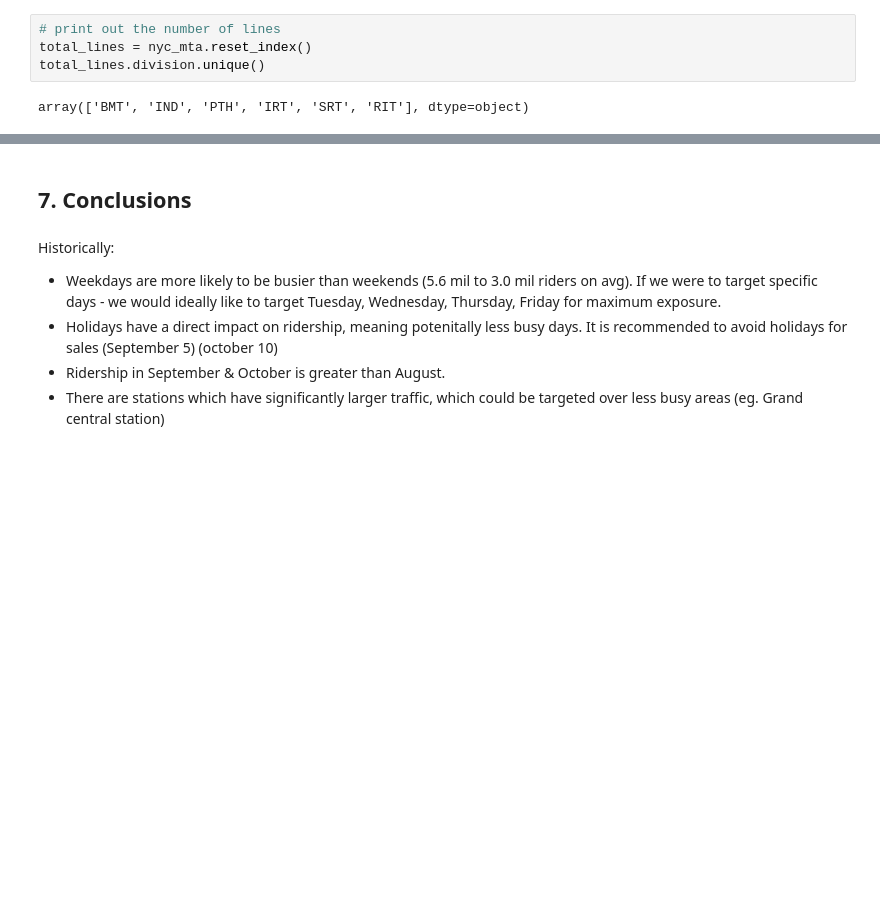
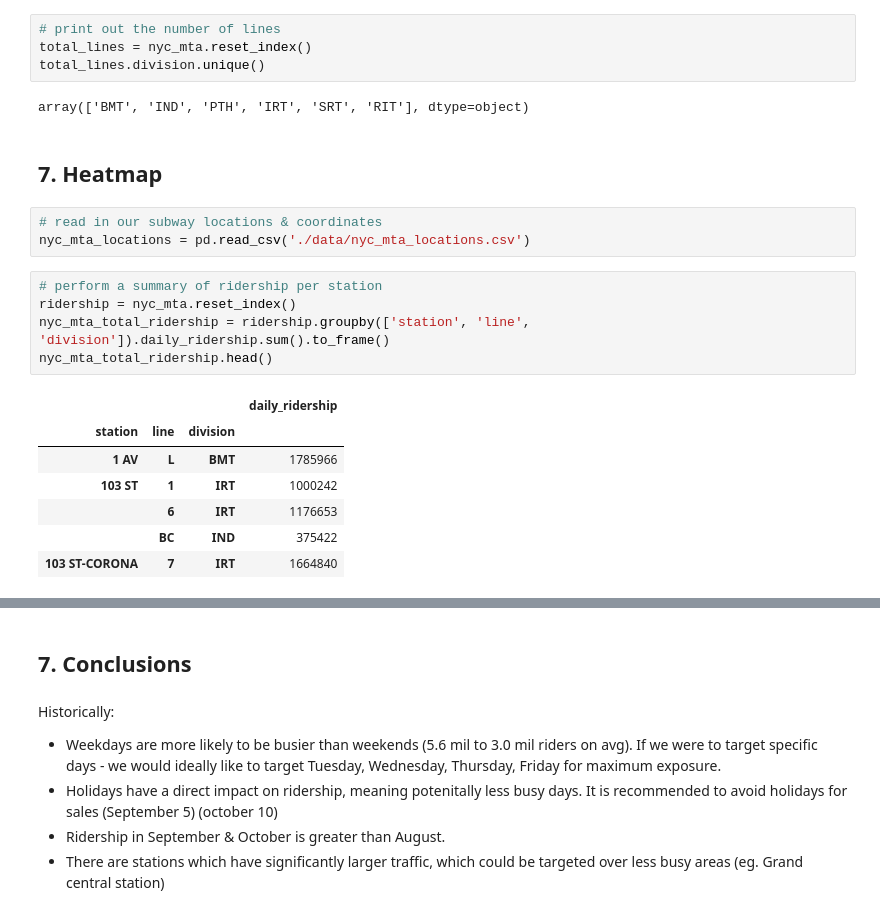
Before and after one commit to mrjgamble/K2DataScience, a Jupyter notebook: Projects/Project 1 - EDA/nyc_mta_analysis.ipynb, the cells around one changed output, grey strips where cells are left out. Cells and saved outputs as stored; diff of their text form; blank space fills up the shorter version.

Commit message:
Added heatmap

```diff
--- a/Projects/Project 1 - EDA/nyc_mta_analysis.ipynb
+++ b/Projects/Project 1 - EDA/nyc_mta_analysis.ipynb
@@ -350,3 +350,21 @@ total_lines = nyc_mta.reset_index()
 total_lines.division.unique()
 # %% [output]
 array(['BMT', 'IND', 'PTH', 'IRT', 'SRT', 'RIT'], dtype=object)
+# %% [markdown]
+## 7. Heatmap
+# %%
+# read in our subway locations & coordinates
+nyc_mta_locations = pd.read_csv('./data/nyc_mta_locations.csv')
+# %%
+# perform a summary of ridership per station
+ridership = nyc_mta.reset_index()
+nyc_mta_total_ridership = ridership.groupby(['station', 'line', 'division']).daily_ridership.sum().to_frame()
+nyc_mta_total_ridership.head()
+# %% [output]
+|  |  |  | daily_ridership |
+| station | line | division |  |
+| 1 AV | L | BMT | 1785966 |
+| 103 ST | 1 | IRT | 1000242 |
+|  | 6 | IRT | 1176653 |
+|  | BC | IND | 375422 |
+| 103 ST-CORONA | 7 | IRT | 1664840 |
```
Also changed, not shown: parts of 8 cells of this notebook, 3 other files.
